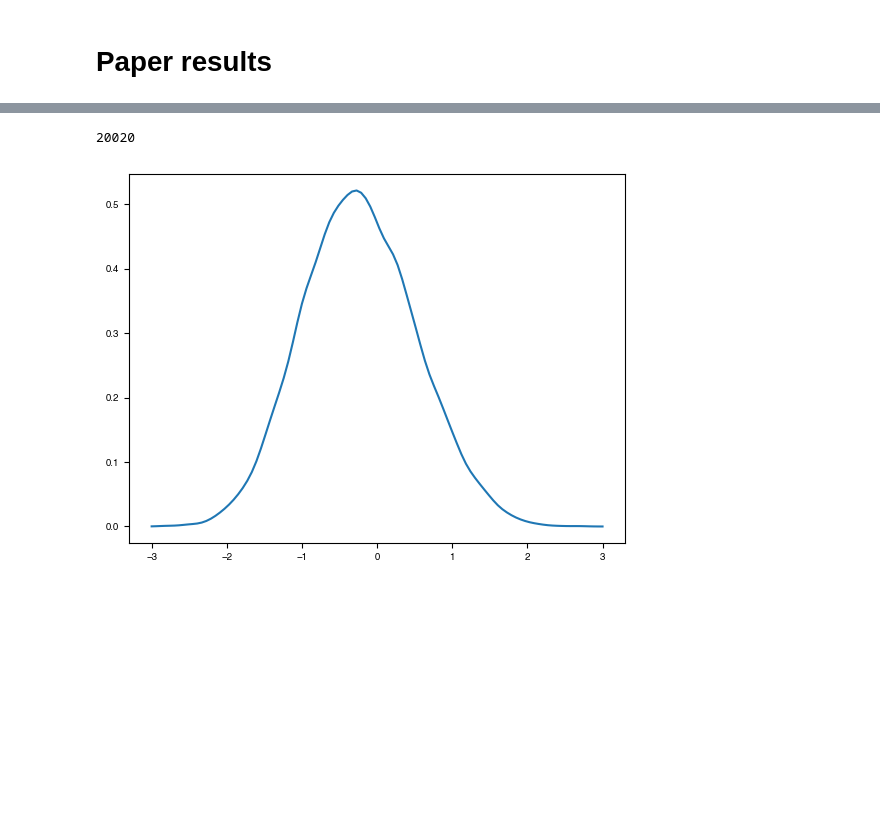
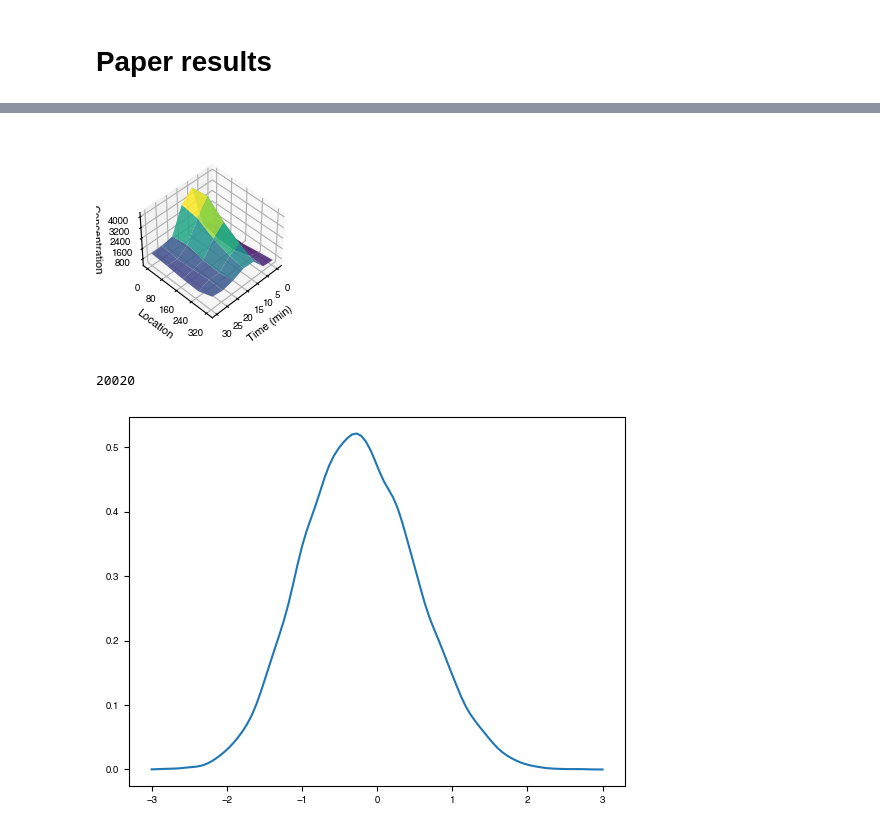
Before and after one commit to CUQI-DTU/Paper-Cochlear, a Jupyter notebook: paper_figures_v3_presentation.ipynb, the cells around one changed output, grey strips where cells are left out. Cells and saved outputs as stored; diff of their text form; code cells hidden in the pictures; blank space fills up the shorter version.

```diff
--- a/paper_figures_v3_presentation.ipynb
+++ b/paper_figures_v3_presentation.ipynb
@@ -123,3 +156,23 @@ a*L/d -0.17364039963673347
+# %%
+if 3 in figs_to_plot[i]:
+    ### 3D
+    fig = plt.figure(figsize=(7*0.35, 7/2*0.66))
+
+    plt.subplots_adjust(left=0.2, right=0.9, top=0.9, bottom=0.1)
+
+    lines, legend = plot_time_series(real_times, real_locations,
+                    real_data.reshape(len(real_locations), len(real_times)), plot_legend=False, plot_type='surface', d3_alpha=0.85)
+
+    ax = plt.gca()
+    ax.view_init(45, 45)
+    # update vertical axis to reduce number of ticks
+    ax.yaxis.set_major_locator(plt.MaxNLocator(5))
+    ax.zaxis.set_major_locator(plt.MaxNLocator(5))
+    ax.set_box_aspect(aspect=None, zoom=0.75)
+    plt.tight_layout()
+    plt.savefig('figures/'+scenario_tags_list[i][0]+'/fig3_surface.pdf')
+# %% [output]
+[figure, added]
 # %%
 all_samples_a_array = np.array(all_samples_a).flatten()
 # plot KDE
```
Also changed, not shown: parts of 4 cells of this notebook.
